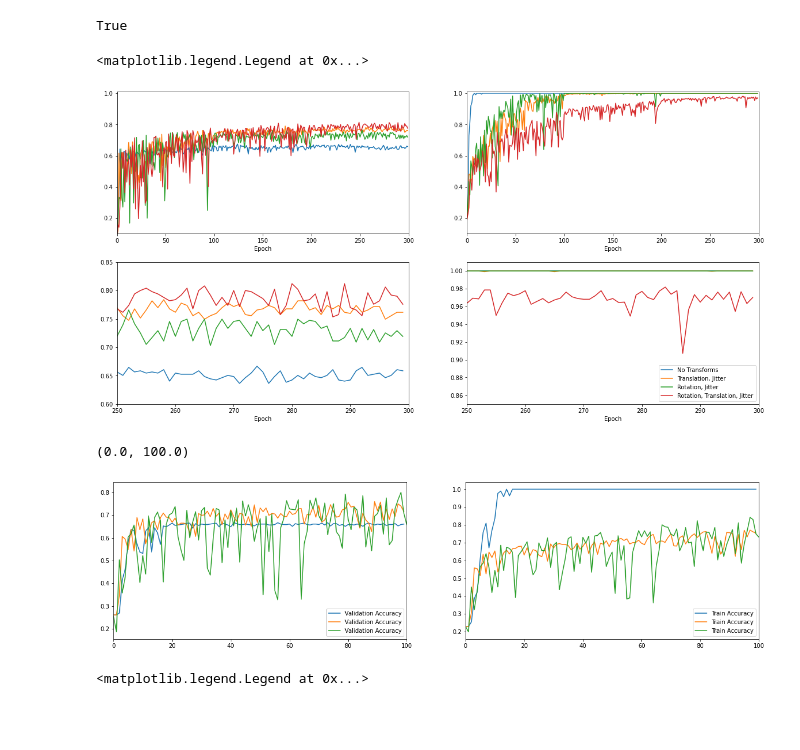
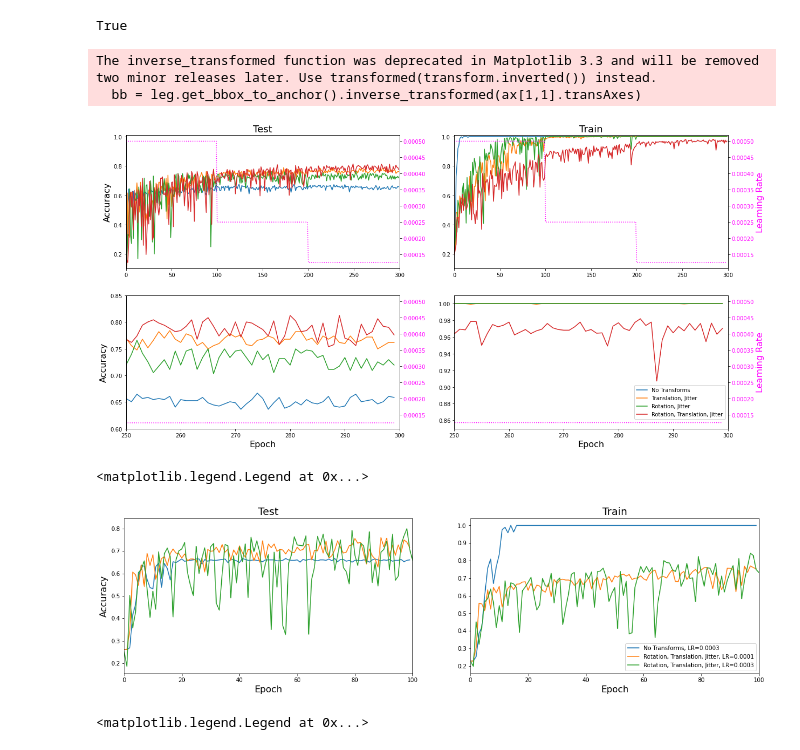
Before and after one commit to mataln/laser-trees, a Jupyter notebook: notebooks/tmp.ipynb, the cells around one changed output. Saved outputs shown, nothing was run; the diff lists cells and outputs as text; code cells hidden in the pictures; blank space fills up the shorter version.

Commit message:
Updated convergence plots

```diff
--- a/notebooks/tmp.ipynb
+++ b/notebooks/tmp.ipynb
@@ -95,6 +95,24 @@ run['tj'].history().plot(x="Epoch", y="Train Accuracy", ax=ax[1,1])
 run['rj'].history().plot(x="Epoch", y="Train Accuracy", ax=ax[1,1])
 run['rtj'].history().plot(x="Epoch", y="Train Accuracy", ax=ax[1,1])
 
+axFont = 16
+tFont = 18
+
+ax2 = [[_ax.twinx() for _ax in axs] for axs in ax]
+
+for i in [0,1]:
+    for j in [0,1]:
+        _ax=ax2[i][j]
+        color='fuchsia'
+        run['n'].history().plot(x="Epoch", y="Learning Rate", ax=_ax, color=color, style=':')
+        _ax.set_ylabel('Learning Rate', color=color, fontsize=axFont)
+        _ax.tick_params(labelcolor=color)
+        _ax.get_legend().remove()
+
+ax2[0][0].set_ylabel('')
+ax2[1][0].set_ylabel('')
+
+
 ax[0,0].set_xlim((0,300))
 ax[0,0].set_ylim((0.1,1.01))
 #ax[0,0].legend(['No Transforms','Translation, Jitter','Rotation, Jitter','Rotation, Translation, Jitter'])
@@ -112,26 +130,59 @@ ax[1,0].get_legend().remove()
 
 ax[1,1].set_xlim((250,300))
 ax[1,1].set_ylim((0.85,1.01))
-ax[1,1].legend(['No Transforms','Translation, Jitter','Rotation, Jitter','Rotation, Translation, Jitter'], loc='lower right')
+leg = ax[1,1].legend(['No Transforms','Translation, Jitter','Rotation, Jitter','Rotation, Translation, Jitter'], loc='lower right')
+
+bb = leg.get_bbox_to_anchor().inverse_transformed(ax[1,1].transAxes)
+yOffset = 0.05
+bb.y0 += yOffset
+bb.y1 += yOffset
+leg.set_bbox_to_anchor(bb, transform = ax[1,1].transAxes)
+
+
+ax[0,0].set_title('Test', fontsize = tFont)
+ax[0,1].set_title('Train', fontsize = tFont)
+
+ax[0,0].set_xlabel('')
+ax[0,1].set_xlabel('')
+ax[1,0].set_xlabel('Epoch', fontsize=axFont)
+ax[1,1].set_xlabel('Epoch', fontsize=axFont)
+
+ax[0,0].set_ylabel('Accuracy', fontsize=axFont)
+ax[1,0].set_ylabel('Accuracy', fontsize=axFont)
+
+plt.show()
 # %% [output]
-<matplotlib.legend.Legend at 0x...>
+The inverse_transformed function was deprecated in Matplotlib 3.3 and will be removed two minor releases later. Use transformed(transform.inverted()) instead.
+  bb = leg.get_bbox_to_anchor().inverse_transformed(ax[1,1].transAxes)
-[figure, old version]
+[figure, new version]
 # %%
 fig, ax = plt.subplots(1,2, figsize=(20,5))
 
 run_flat['n_0003'].history().plot(y="Validation Accuracy", ax=ax[0])
 run_flat['rtj_0001'].history().plot(y="Validation Accuracy", ax=ax[0])
 run_flat['rtj_0003'].history().plot(y="Validation Accuracy", ax=ax[0])
 
 run_flat['n_0003'].history().plot(y="Train Accuracy", ax=ax[1])
 run_flat['rtj_0001'].history().plot(y="Train Accuracy", ax=ax[1])
 run_flat['rtj_0003'].history().plot(y="Train Accuracy", ax=ax[1])
 
 ax[0].set_xlim((0,100))
 ax[1].set_xlim((0,100))
+
+ax[]
+
+ax[0].set_title('Test', fontsize = tFont)
+ax[1].set_title('Train', fontsize = tFont)
+
+ax[0].set_xlabel('Epoch', fontsize=axFont)
+ax[1].set_xlabel('Epoch', fontsize=axFont)
+ax[0].set_ylabel('Accuracy', fontsize=axFont)
+
+ax[0].get_legend().remove()
+ax[1].legend(['No Transforms, LR=0.0003','Rotation, Translation, Jitter, LR=0.0001','Rotation, Translation, Jitter, LR=0.0003'])
 # %% [output]
-(0.0, 100.0)
+<matplotlib.legend.Legend at 0x...>
-[figure, old version]
+[figure, new version]
 # %%
 #Translation
 T = [0, 0.1, 0.2, 0.5, 1]
```
